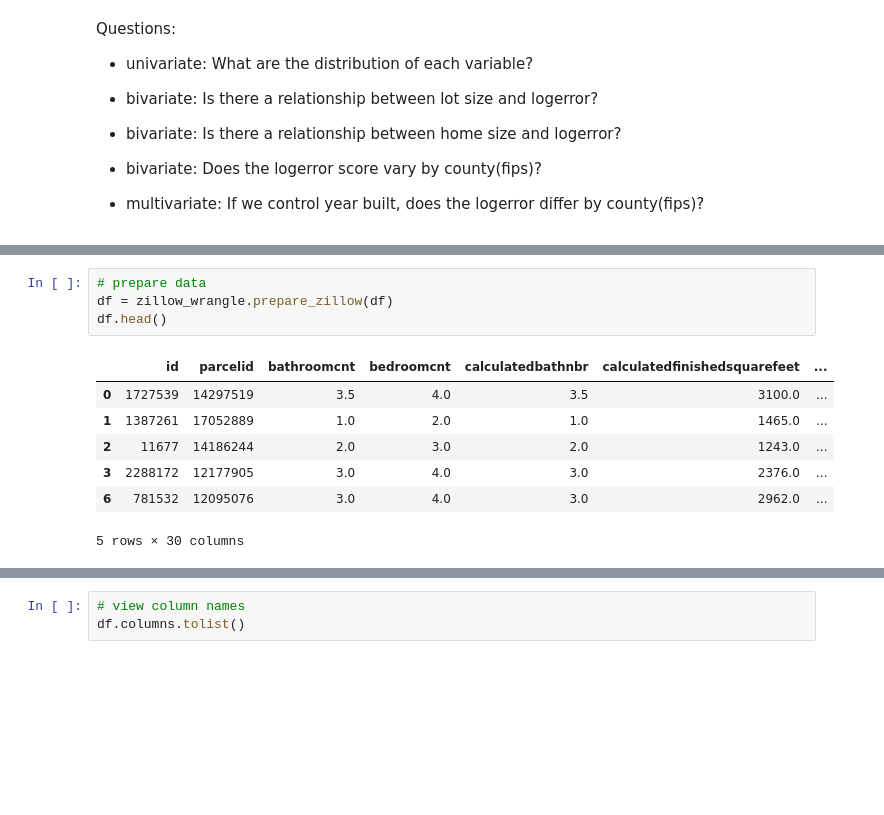
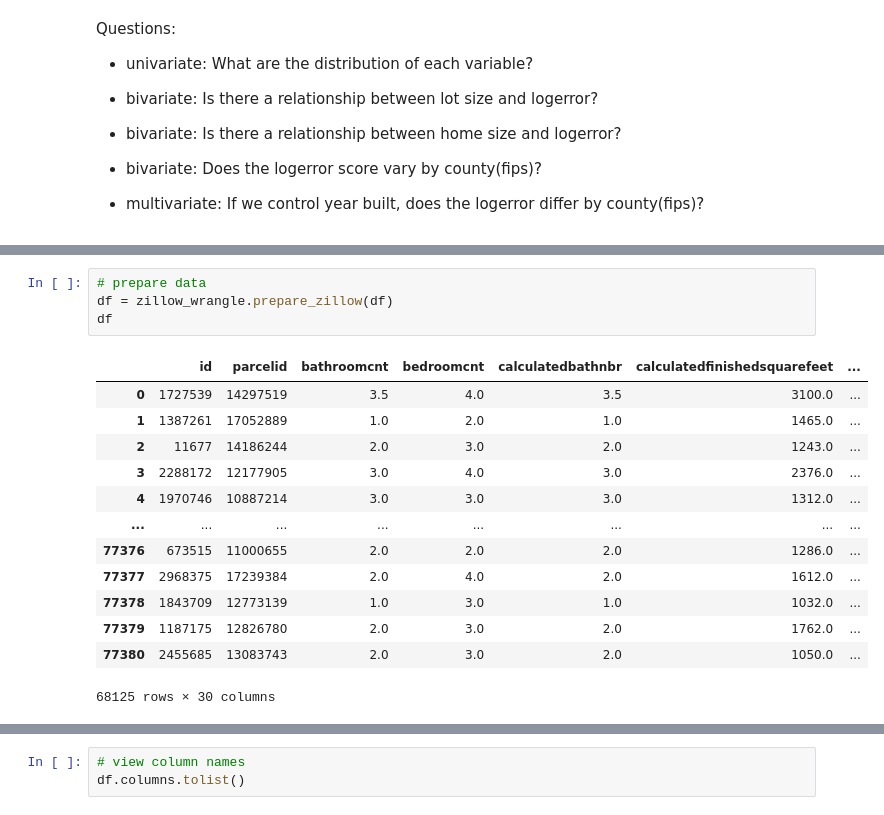
Before and after one commit to craigcalzado/clustering-exercises, a Jupyter notebook: explore_zillow.ipynb, the cells around one changed output, grey strips where cells are left out. Saved outputs shown, nothing was run; the diff lists cells and outputs as text; blank space fills up the shorter version.

```diff
--- a/explore_zillow.ipynb
+++ b/explore_zillow.ipynb
@@ -44,12 +50,18 @@ df.head()
 # %%
 # prepare data
 df = zillow_wrangle.prepare_zillow(df)
-df.head()
+df
 # %% [output]
 |  | id | parcelid | bathroomcnt | bedroomcnt | calculatedbathnbr | calculatedfinishedsquarefeet | ... |
 | 0 | 1727539 | 14297519 | 3.5 | 4.0 | 3.5 | 3100.0 | ... |
 | 1 | 1387261 | 17052889 | 1.0 | 2.0 | 1.0 | 1465.0 | ... |
 | 2 | 11677 | 14186244 | 2.0 | 3.0 | 2.0 | 1243.0 | ... |
 | 3 | 2288172 | 12177905 | 3.0 | 4.0 | 3.0 | 2376.0 | ... |
-| 6 | 781532 | 12095076 | 3.0 | 4.0 | 3.0 | 2962.0 | ... |
+| 4 | 1970746 | 10887214 | 3.0 | 3.0 | 3.0 | 1312.0 | ... |
+| ... | ... | ... | ... | ... | ... | ... | ... |
+| 77376 | 673515 | 11000655 | 2.0 | 2.0 | 2.0 | 1286.0 | ... |
+| 77377 | 2968375 | 17239384 | 2.0 | 4.0 | 2.0 | 1612.0 | ... |
+| 77378 | 1843709 | 12773139 | 1.0 | 3.0 | 1.0 | 1032.0 | ... |
+| 77379 | 1187175 | 12826780 | 2.0 | 3.0 | 2.0 | 1762.0 | ... |
+| 77380 | 2455685 | 13083743 | 2.0 | 3.0 | 2.0 | 1050.0 | ... |
-5 rows × 30 columns
+68125 rows × 30 columns
```
Also changed, not shown: parts of 28 cells of this notebook, 1 other file.
